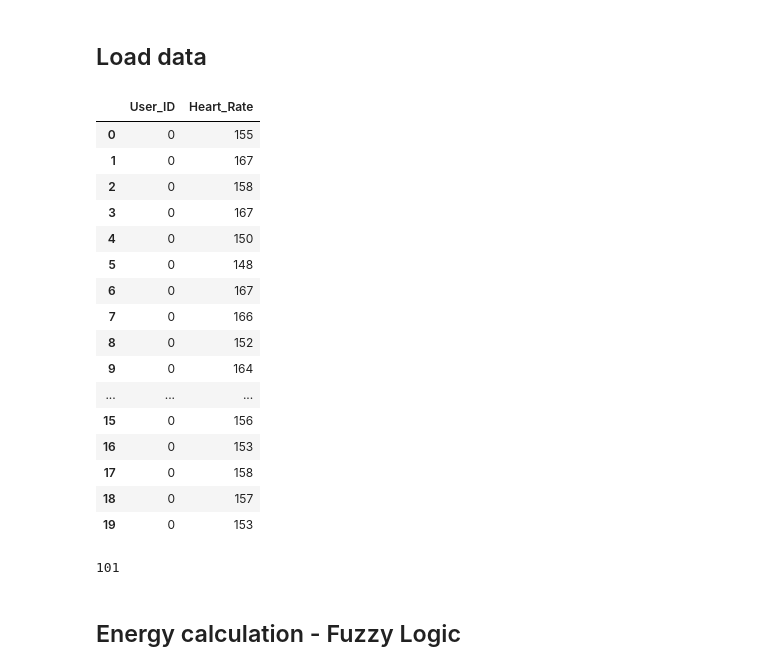
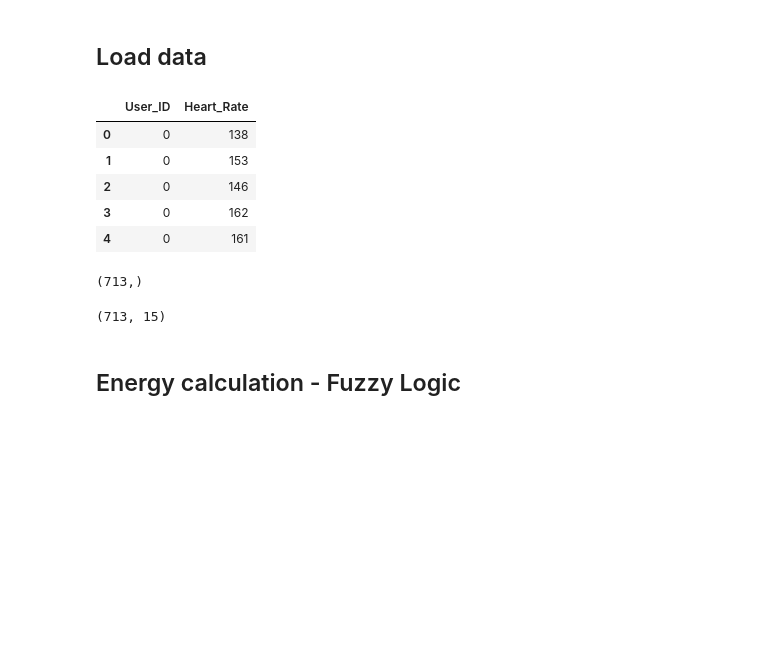
Before and after one commit to dahermar/TFM-Music-Recommendation-System, a Jupyter notebook: System/energy_calculator.ipynb, the cells around one changed output. Drawn from its saved outputs; the diff is of its cells as text; code cells hidden in the pictures; blank space fills up the shorter version.

```diff
--- a/System/energy_calculator.ipynb
+++ b/System/energy_calculator.ipynb
@@ -12,24 +13,15 @@ df_gym_raw = pd.read_csv('data/gym_members_exercise_tracking.csv')
 # %%
 df_heart_rates = pd.read_csv('data/gym_members_heart_rates.csv')
 # %%
-df_heart_rates.head(20)
+df_heart_rates.head()
 # %% [output]
 |  | User_ID | Heart_Rate |
-| 0 | 0 | 155 |
-| 1 | 0 | 167 |
-| 2 | 0 | 158 |
-| 3 | 0 | 167 |
-| 4 | 0 | 150 |
-| 5 | 0 | 148 |
-| 6 | 0 | 167 |
-| 7 | 0 | 166 |
-| 8 | 0 | 152 |
-| 9 | 0 | 164 |
-| ... | ... | ... |
-| 15 | 0 | 156 |
-| 16 | 0 | 153 |
-| 17 | 0 | 158 |
-| 18 | 0 | 157 |
-| 19 | 0 | 153 |
+| 0 | 0 | 138 |
+| 1 | 0 | 153 |
+| 2 | 0 | 146 |
+| 3 | 0 | 162 |
+| 4 | 0 | 161 |
 # %%
-not_null_members = df_heart_rates['User_ID'].unique()
+df_heart_rates['User_ID'].unique().shape
+# %% [output]
+(713,)
@@ -38,6 +28,6 @@ df_gym = df_gym_raw.loc[not_null_members]
-# %%
-df_heart_rates[df_heart_rates['User_ID'] == 0]['Heart_Rate'].tolist()
-# %% [output]
-101
+# %%
+df_gym.shape
+# %% [output]
+(713, 15)
 # %% [markdown]
 ## Energy calculation - Fuzzy Logic
```
Also changed, not shown: parts of 43 cells of this notebook, 3 other files.
